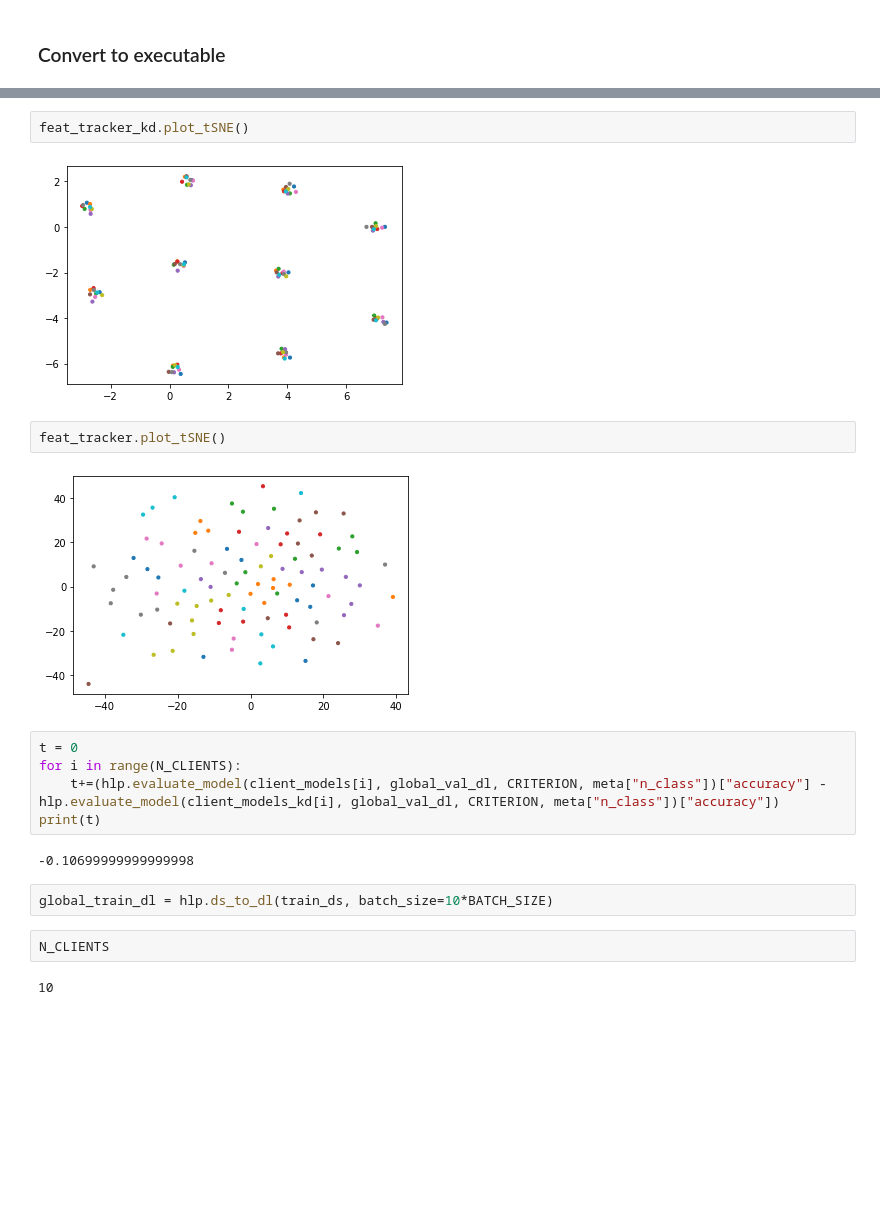
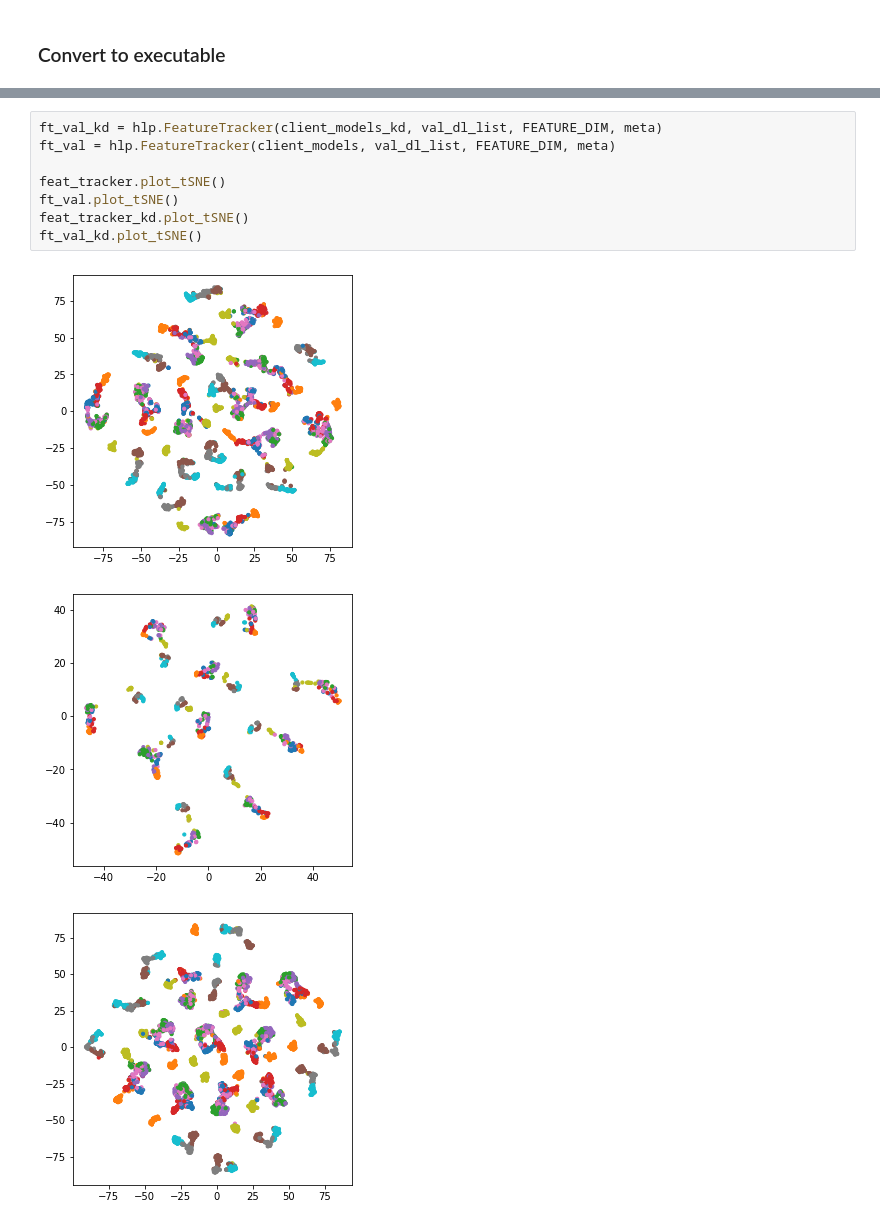
Before and after one commit to jingax/Multi-Fed, a Jupyter notebook: PrivateKD.ipynb, the cells around one changed output, grey strips where cells are left out. Drawn from its saved outputs; the diff is of its cells as text; blank space fills up the shorter version.

```diff
--- a/PrivateKD.ipynb
+++ b/PrivateKD.ipynb
@@ -327,21 +275,12 @@ train_dl_list[0]
-# %%
-feat_tracker_kd.plot_tSNE()
-# %% [output]
-[figure, removed]
-# %%
-feat_tracker.plot_tSNE()
-# %% [output]
-[figure, removed]
-# %%
-t = 0
-for i in range(N_CLIENTS):
-    t+=(hlp.evaluate_model(client_models[i], global_val_dl, CRITERION, meta["n_class"])["accuracy"] - hlp.evaluate_model(client_models_kd[i], global_val_dl, CRITERION, meta["n_class"])["accuracy"])
-print(t)
-# %% [output]
--0.10699999999999998
-# %%
-global_train_dl = hlp.ds_to_dl(train_ds, batch_size=10*BATCH_SIZE)
-# %%
-N_CLIENTS
-# %% [output]
-10
+# %%
+ft_val_kd = hlp.FeatureTracker(client_models_kd, val_dl_list, FEATURE_DIM, meta)
+ft_val = hlp.FeatureTracker(client_models, val_dl_list, FEATURE_DIM, meta)
+
+feat_tracker.plot_tSNE()
+ft_val.plot_tSNE()
+feat_tracker_kd.plot_tSNE()
+ft_val_kd.plot_tSNE()
+# %% [output]
+[figure, added]
+[figure, added]
+[figure, added]
```
Also changed, not shown: parts of 21 cells of this notebook, 4 other files.
